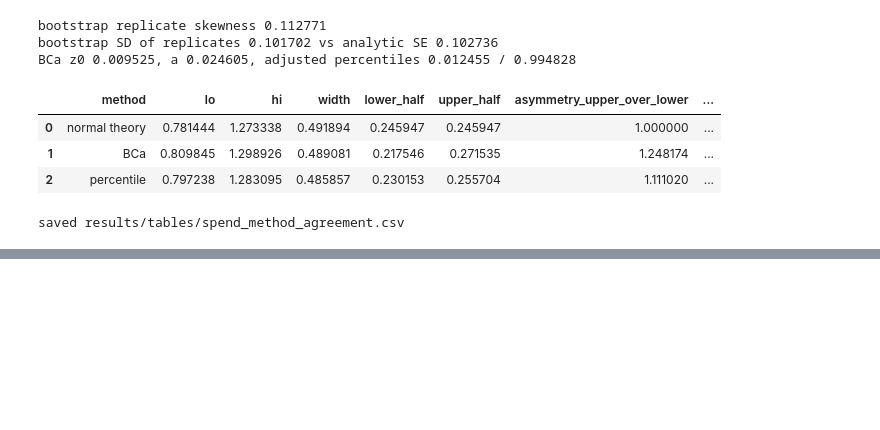
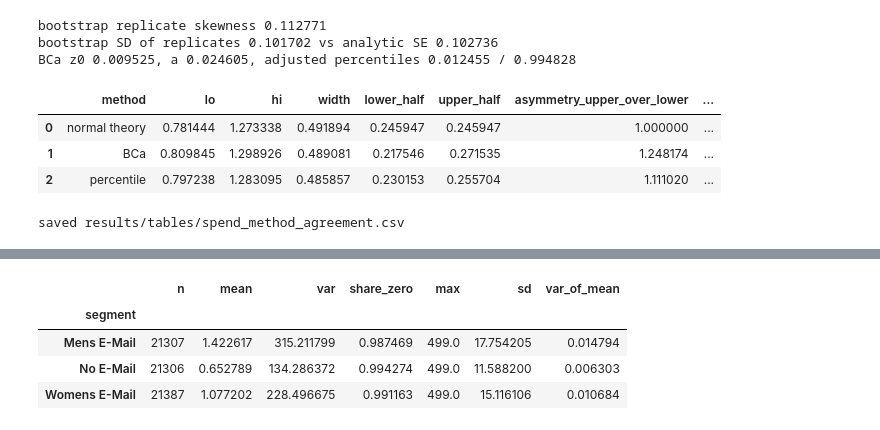
Before and after one commit to luisesparza3347/ab-testing-experiments, a Jupyter notebook: notebooks/02_primary_readout.ipynb, the cells around one changed output, grey strips where cells are left out. Cells and saved outputs as stored; diff of their text form; code cells hidden in the pictures; blank space fills up the shorter version.

```diff
--- a/notebooks/02_primary_readout.ipynb
+++ b/notebooks/02_primary_readout.ipynb
@@ -426,0 +439,13 @@ saved results/tables/spend_method_agreement.csv
+# %%
+spend_by_arm = df.groupby("segment")["spend"].agg(
+    n="count", mean="mean", var=lambda s: s.var(ddof=1), share_zero=lambda s: (s == 0).mean(), max="max"
+)
+spend_by_arm["sd"] = np.sqrt(spend_by_arm["var"])
+spend_by_arm["var_of_mean"] = spend_by_arm["var"] / spend_by_arm["n"]
+spend_by_arm.round(6)
+# %% [output]
+|  | n | mean | var | share_zero | max | sd | var_of_mean |
+| segment |  |  |  |  |  |  |  |
+| Mens E-Mail | 21307 | 1.422617 | 315.211799 | 0.987469 | 499.0 | 17.754205 | 0.014794 |
+| No E-Mail | 21306 | 0.652789 | 134.286372 | 0.994274 | 499.0 | 11.588200 | 0.006303 |
+| Womens E-Mail | 21387 | 1.077202 | 228.496675 | 0.991163 | 499.0 | 15.116106 | 0.010684 |
```
Also changed, not shown: parts of 19 cells of this notebook, 5 other files.
